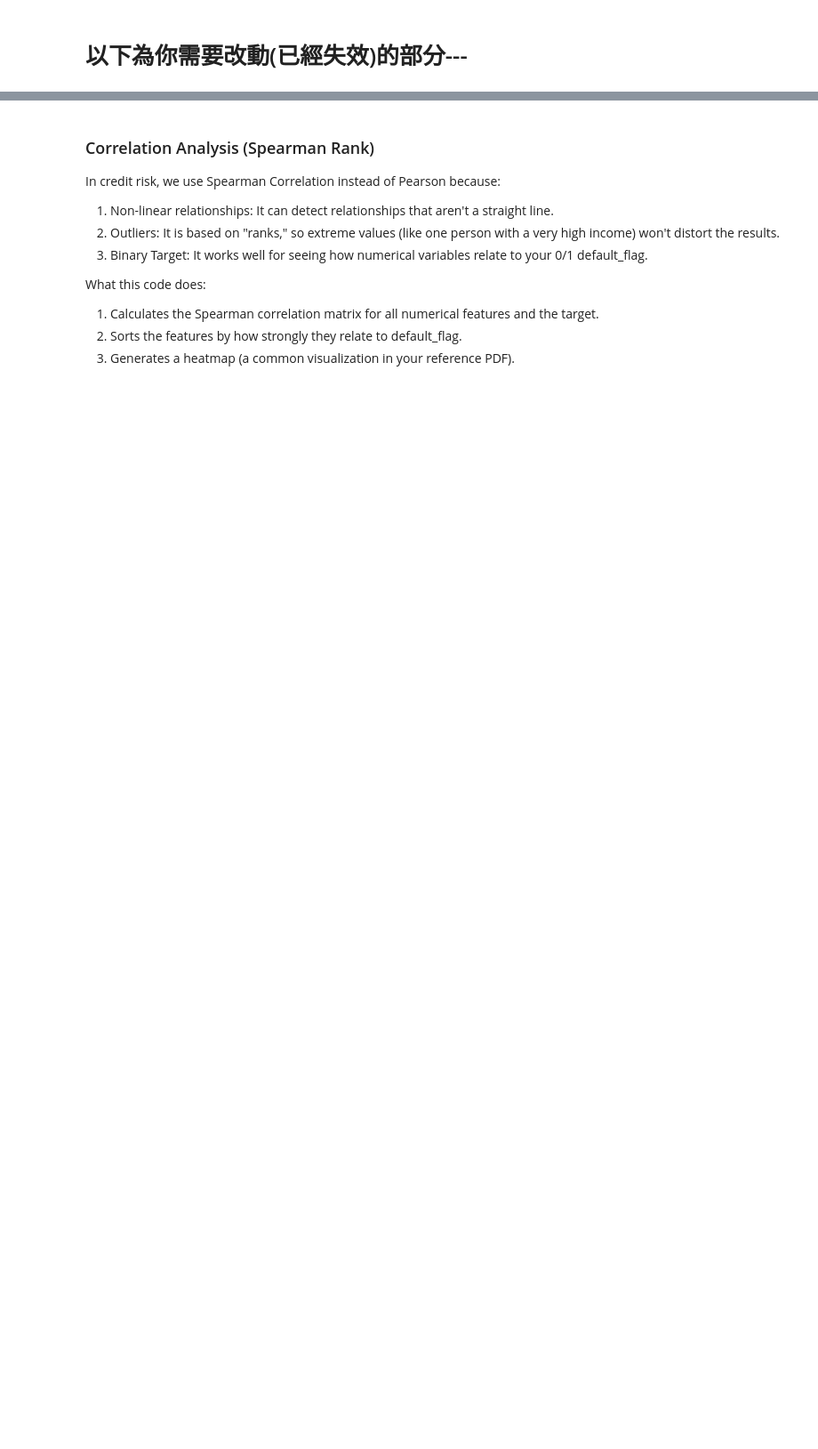
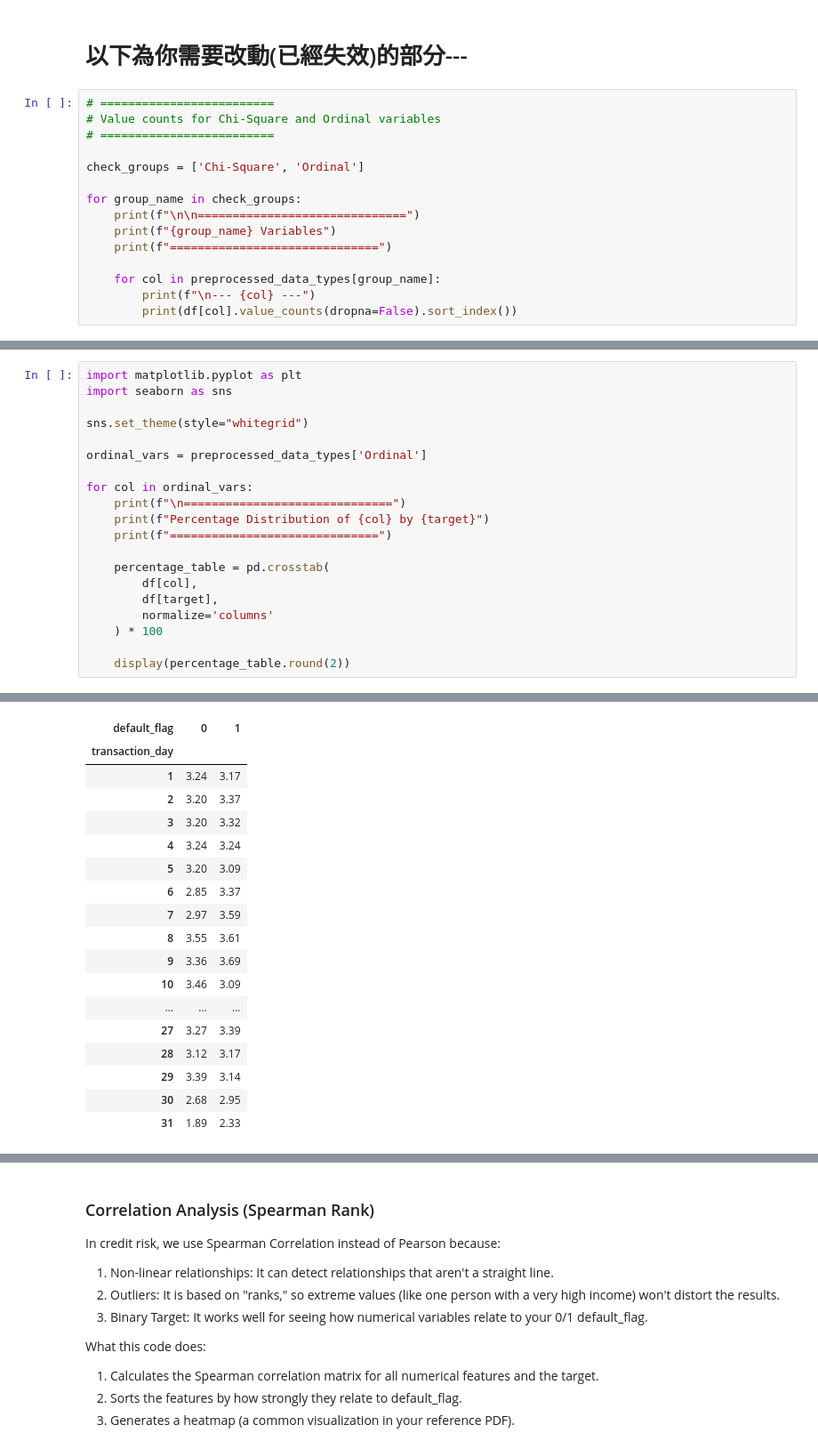
Before and after one commit to BobbleUnderBox/DataMiningG1FinalProject, a Jupyter notebook: notebooks/03_statistical_methods.ipynb, the cells around one changed output, grey strips where cells are left out. Shown at 89% size. Saved outputs shown, nothing was run; the diff lists cells and outputs as text; blank space fills up the shorter version.

```diff
--- a/notebooks/03_statistical_methods.ipynb
+++ b/notebooks/03_statistical_methods.ipynb
@@ -247,2 +170,17 @@ Name: proportion, dtype: float64
 # %% [markdown]
 # 以下為你需要改動(已經失效)的部分---
+# %%
+# =========================
+# Value counts for Chi-Square and Ordinal variables
+# =========================
+
+check_groups = ['Chi-Square', 'Ordinal']
+
+for group_name in check_groups:
+    print(f"\n\n==============================")
+    print(f"{group_name} Variables")
+    print(f"==============================")
+
+    for col in preprocessed_data_types[group_name]:
+        print(f"\n--- {col} ---")
+        print(df[col].value_counts(dropna=False).sort_index())
@@ -248,0 +209,21 @@ Name: proportion, dtype: float64
+# %%
+import matplotlib.pyplot as plt
+import seaborn as sns
+
+sns.set_theme(style="whitegrid")
+
+ordinal_vars = preprocessed_data_types['Ordinal']
+
+for col in ordinal_vars:
+    print(f"\n==============================")
+    print(f"Percentage Distribution of {col} by {target}")
+    print(f"==============================")
+
+    percentage_table = pd.crosstab(
+        df[col],
+        df[target],
+        normalize='columns'
+    ) * 100
+
+    display(percentage_table.round(2))
+# %% [output]
@@ -248,0 +258,18 @@ Name: proportion, dtype: float64
+| default_flag | 0 | 1 |
+| transaction_day |  |  |
+| 1 | 3.24 | 3.17 |
+| 2 | 3.20 | 3.37 |
+| 3 | 3.20 | 3.32 |
+| 4 | 3.24 | 3.24 |
+| 5 | 3.20 | 3.09 |
+| 6 | 2.85 | 3.37 |
+| 7 | 2.97 | 3.59 |
+| 8 | 3.55 | 3.61 |
+| 9 | 3.36 | 3.69 |
+| 10 | 3.46 | 3.09 |
+| ... | ... | ... |
+| 27 | 3.27 | 3.39 |
+| 28 | 3.12 | 3.17 |
+| 29 | 3.39 | 3.14 |
+| 30 | 2.68 | 2.95 |
+| 31 | 1.89 | 2.33 |
```
Also changed, not shown: parts of 16 cells of this notebook.
